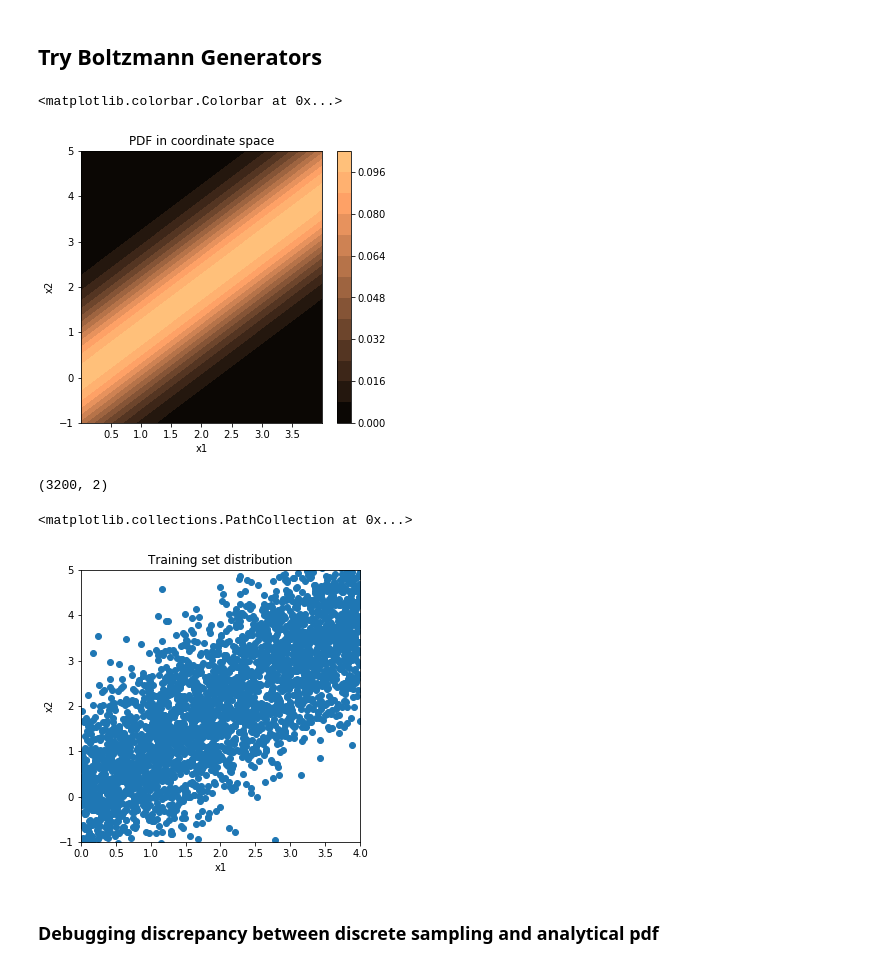
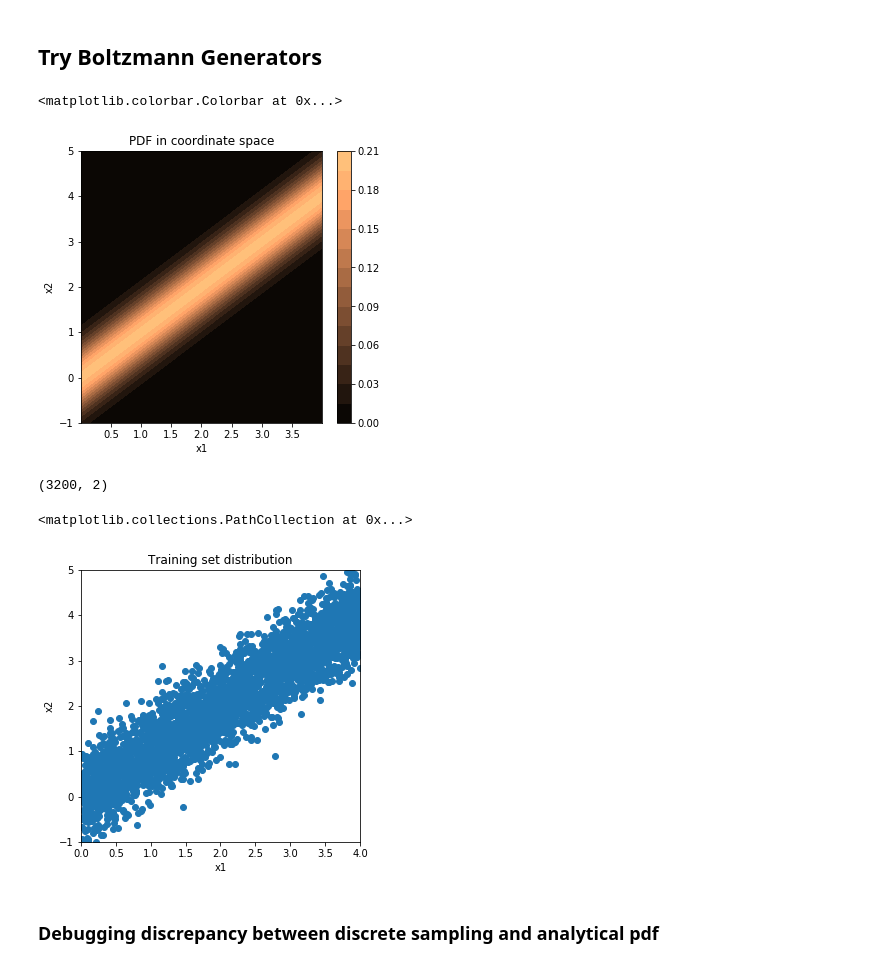
Before and after one commit to jbinagia/CS-230-Final-Project, a Jupyter notebook: notebooks/analytical_example.ipynb, the cells around one changed output. Drawn from its saved outputs; the diff is of its cells as text; code cells hidden in the pictures.

```diff
--- a/notebooks/analytical_example.ipynb
+++ b/notebooks/analytical_example.ipynb
@@ -216,25 +216,25 @@ My intuition is that we should use the covariance matrix as a hyperparameter. It
 ## Try Boltzmann Generators
 # %%
 # Parameters
-k = 0.5 # spring constant. 0.5 is probably lowest we would want to go.
+k = 2 # spring constant. 0.5 is probably lowest we would want to go.
 L = 4 # size of box
 n = 1001 # discretization of domain
 
 # Source probability distribution (real space)
 x1space = np.linspace(0+0.0000001,L-0.0000001,n)
 x2space = np.linspace(-5,L+5,n)
 X1,X2 = np.meshgrid(x1space,x2space)
 P = boltzmann(H(X1,X2,k),L,k)
 plt.figure(figsize=(5.4,5))
 plt.title('PDF in coordinate space')
 plt.xlabel('x1')
 plt.ylabel('x2')
 plt.ylim([-1,L+1])
 plt.contourf(X1,X2,P,15,cmap='copper')
 plt.colorbar()
 # %% [output]
 <matplotlib.colorbar.Colorbar at 0x...>
-[figure, old version]
+[figure, new version]
 # %%
 # Create a training set
 train_set_size = 128*25 # 25 batches, where each batch is of size 128
@@ -243,8 +243,8 @@ train_set_size = 128*25 # 25 batches, where each batch is of size 128
 # (x2-x1) is Gaussian distributed with zero mean and stdev of (2k)^-0.5 (to recapitulate the Boltzmann distribution)
 def sample(n,L,k):
     x1 = L*np.random.random((n,1))
-#     x2 = x1 + np.random.normal(scale=np.power(2*k,-0.5),size=(n,1)) # scale is std. dev
-    x2 = x1 + np.random.normal(size=(n,1))/np.sqrt(2*k)
+    x2 = x1 + np.random.normal(scale=np.power(2*k,-0.5),size=(n,1)) # scale is std. dev
+    #x2 = x1 + np.random.normal(size=(n,1))/np.sqrt(2*k) # equivalent to the above
     return np.hstack((x1,x2)).astype('float32')
     # np.hstack(): Stack arrays in sequence horizontally
 
@@ -269,7 +269,7 @@ plt.scatter(train_set[:,0],train_set[:,1])
 # %% [output]
 (3200, 2)
 <matplotlib.collections.PathCollection at 0x...>
-[figure, old version]
+[figure, new version]
 # %% [markdown]
 ### Debugging discrepancy between discrete sampling and analytical pdf
 # %% [markdown]
```
Also changed, not shown: parts of 8 cells of this notebook, 1 other file.
